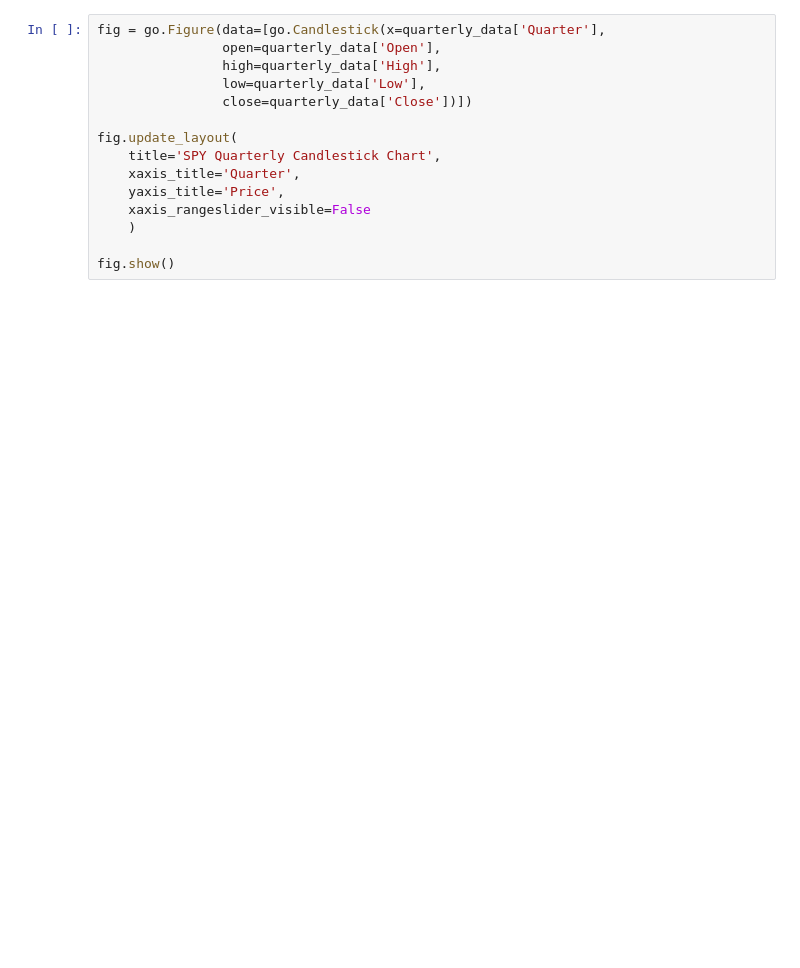
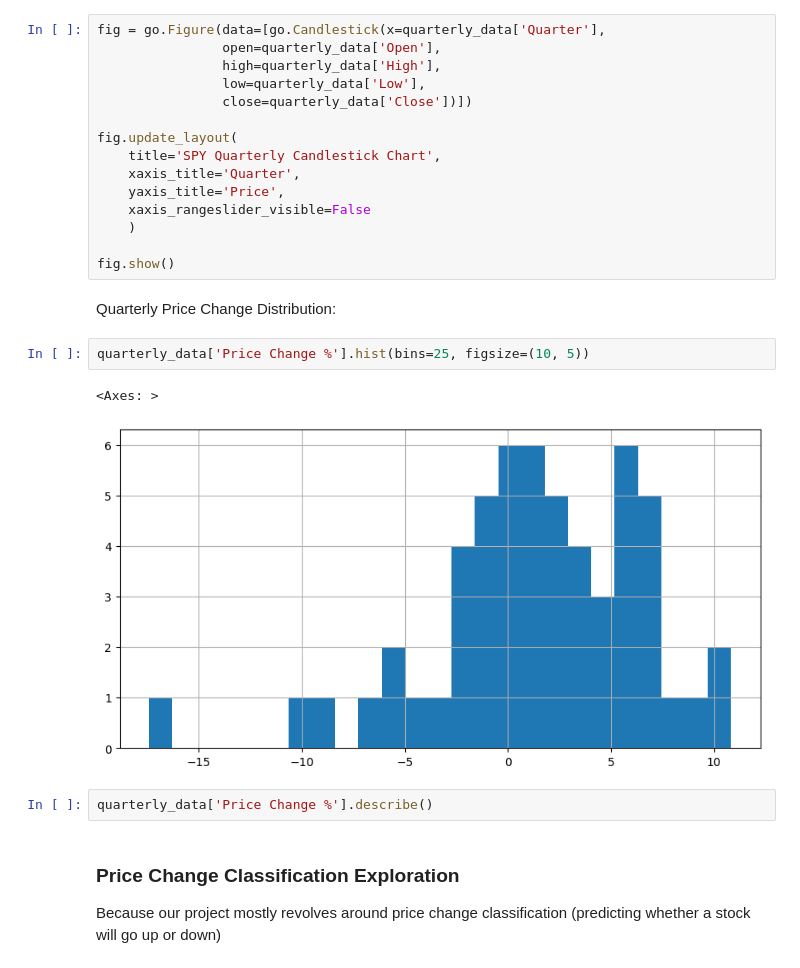
Before and after one commit to OWurst/PittCoin, a Jupyter notebook: expanded_datagathering/Historical_SPY_Exploration.ipynb, the cells around one changed output. Drawn from its saved outputs; the diff is of its cells as text; blank space fills up the shorter version.

```diff
--- a/expanded_datagathering/Historical_SPY_Exploration.ipynb
+++ b/expanded_datagathering/Historical_SPY_Exploration.ipynb
@@ -62,3 +78,15 @@ fig.update_layout(
     )
 
 fig.show()
+# %% [markdown]
+Quarterly Price Change Distribution:
+# %%
+quarterly_data['Price Change %'].hist(bins=25, figsize=(10, 5))
+# %% [output]
+<Axes: >
+[figure, added]
+# %%
+quarterly_data['Price Change %'].describe()
+# %% [markdown]
+### Price Change Classification Exploration
+Because our project mostly revolves around price change classification (predicting whether a stock will go up or down)
```
Also changed, not shown: parts of 5 cells of this notebook, 2 other files.
